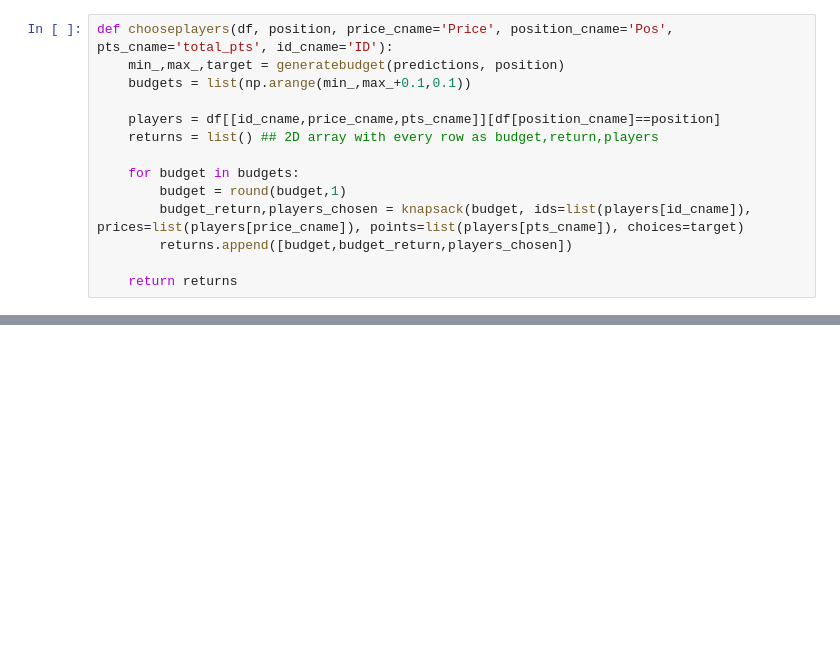
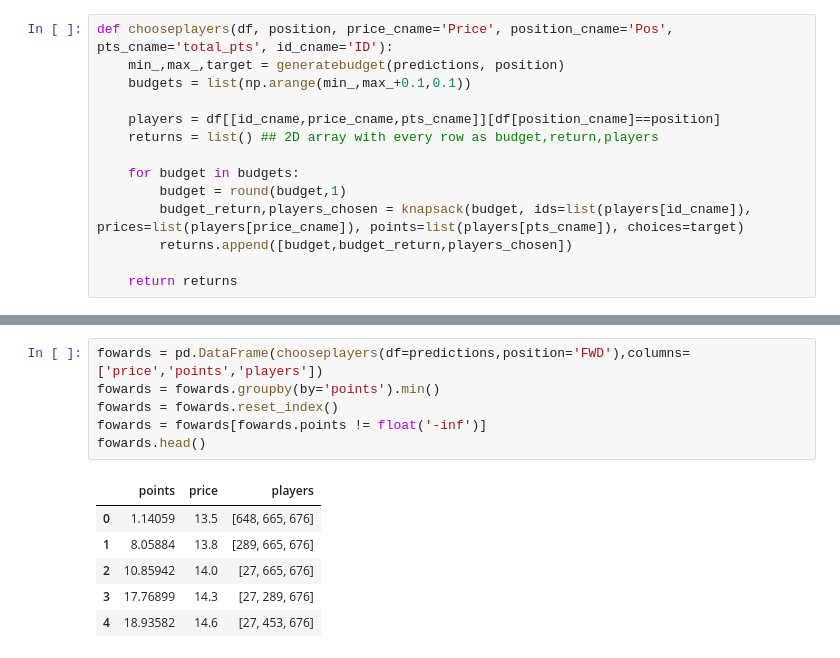
Before and after one commit to cyrilmichino/fantasy-premier-league, a Jupyter notebook: teamchoice.ipynb, the cells around one changed output, grey strips where cells are left out. Drawn from its saved outputs; the diff is of its cells as text; blank space fills up the shorter version.

```diff
--- a/teamchoice.ipynb
+++ b/teamchoice.ipynb
@@ -161,0 +194,13 @@ returns = chooseplayers(df=predictions,position='MID')
+# %%
+fowards = pd.DataFrame(chooseplayers(df=predictions,position='FWD'),columns=['price','points','players'])
+fowards = fowards.groupby(by='points').min()
+fowards = fowards.reset_index()
+fowards = fowards[fowards.points != float('-inf')]
+fowards.head()
+# %% [output]
+|  | points | price | players |
+| 0 | 1.14059 | 13.5 | [648, 665, 676] |
+| 1 | 8.05884 | 13.8 | [289, 665, 676] |
+| 2 | 10.85942 | 14.0 | [27, 665, 676] |
+| 3 | 17.76899 | 14.3 | [27, 289, 676] |
+| 4 | 18.93582 | 14.6 | [27, 453, 676] |
```
Also changed, not shown: parts of 5 cells of this notebook.
